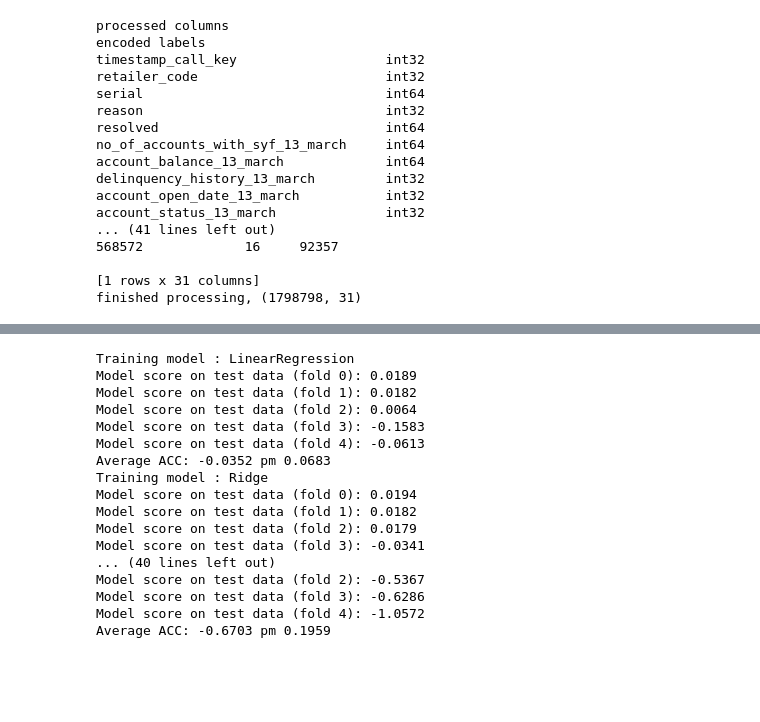
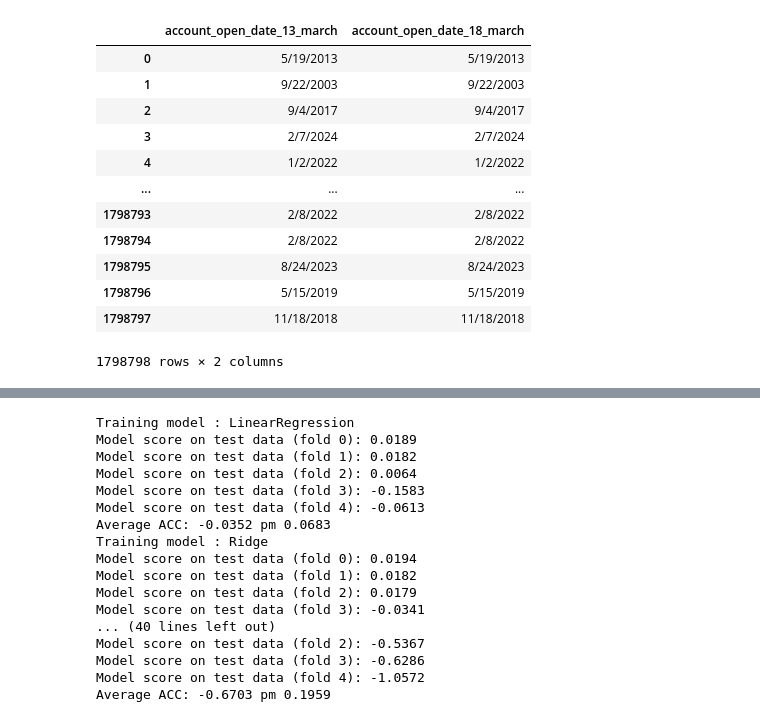
Before and after one commit to liu-bingyan/IllinoisDatathon2024, a Jupyter notebook: test.ipynb, the cells around one changed output, grey strips where cells are left out. Drawn from its saved outputs; the diff is of its cells as text; code cells hidden in the pictures; blank space fills up the shorter version.

```diff
--- a/test.ipynb
+++ b/test.ipynb
@@ -4,30 +4,22 @@ from utils.preprocessor import preprocessor
 from models.skmodels import model
 from utils.load_dataframes import load_dataframes
 
-df = load_dataframes(r'C:\Users\bingy\Box\Data Set for Competition')
-
-# preprocess
-pc = preprocessor()
-df = pc.process(df)
-
-# train
-y = df['reason']
-X = df.drop(columns = ['reason'])
+df = pd.read_csv('data/data.csv')
-# %% [output]
-processed columns
-encoded labels
-timestamp_call_key                   int32
-retailer_code                        int32
-serial                               int64
-reason                               int32
-resolved                             int64
-no_of_accounts_with_syf_13_march     int64
-account_balance_13_march             int64
-delinquency_history_13_march         int32
-account_open_date_13_march           int32
-account_status_13_march              int32
-... (41 lines left out)
-568572             16     92357
-
-[1 rows x 31 columns]
-finished processing, (1798798, 31)
+# %%
+time_columns = ["time_stamp",
+                             "account_open_date_13_march","account_open_date_18_march"]
+df[time_columns]
+# %% [output]
+|  | account_open_date_13_march | account_open_date_18_march |
+| 0 | 5/19/2013 | 5/19/2013 |
+| 1 | 9/22/2003 | 9/22/2003 |
+| 2 | 9/4/2017 | 9/4/2017 |
+| 3 | 2/7/2024 | 2/7/2024 |
+| 4 | 1/2/2022 | 1/2/2022 |
+| ... | ... | ... |
+| 1798793 | 2/8/2022 | 2/8/2022 |
+| 1798794 | 2/8/2022 | 2/8/2022 |
+| 1798795 | 8/24/2023 | 8/24/2023 |
+| 1798796 | 5/15/2019 | 5/15/2019 |
+| 1798797 | 11/18/2018 | 11/18/2018 |
+1798798 rows × 2 columns
```
Also changed, not shown: parts of 12 cells of this notebook, 11 other files.
